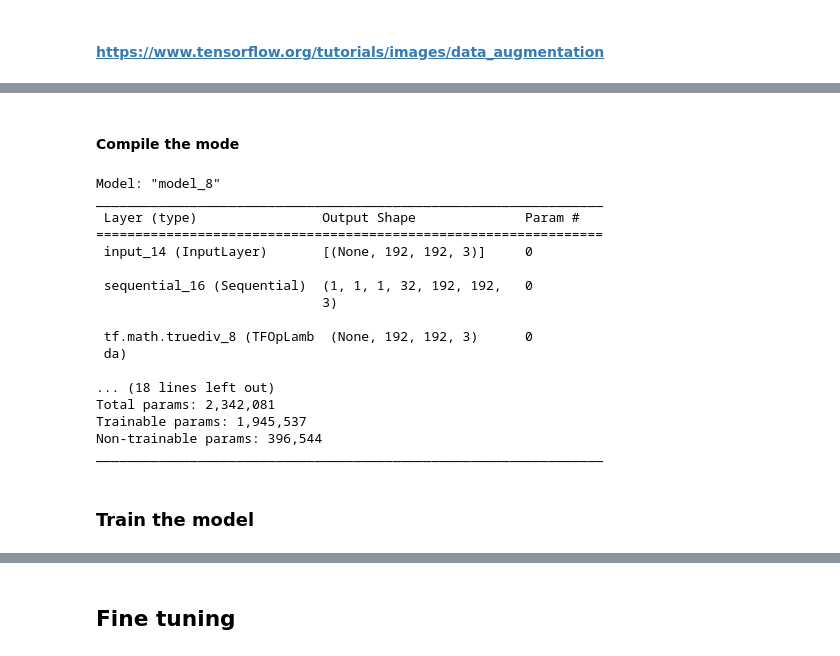
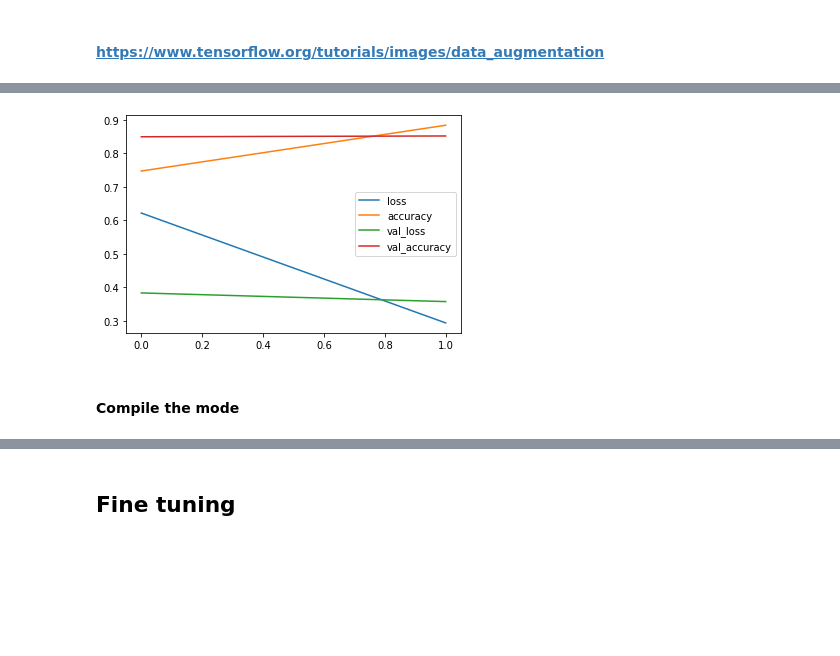
Before and after one commit to adrianbruegger/applieddatascience, a Jupyter notebook: AppliedDataScience_Project.ipynb, the cells around one changed output, grey strips where cells are left out. Drawn from its saved outputs; the diff is of its cells as text; code cells hidden in the pictures; blank space fills up the shorter version.

```diff
--- a/AppliedDataScience_Project.ipynb
+++ b/AppliedDataScience_Project.ipynb
@@ -675,16 +595,16 @@ print(np.min(first_image), np.max(first_image))
 ### Create the model
 # %%
 from tensorflow.keras.models import Sequential
+
 num_classes = len(class_names)
 
-model = tf.keras.Sequential([
-  layers.Rescaling(1./255, input_shape=(IMG_SIZE, IMG_SIZE, 3)),
+model = Sequential([
+  layers.Rescaling(1./255, input_shape=(img_height, img_width, 3)),
   layers.Conv2D(16, 3, padding='same', activation='relu'),
   layers.MaxPooling2D(),
   layers.Conv2D(32, 3, padding='same', activation='relu'),
   layers.MaxPooling2D(),
-  layers.Conv2D(64, 3, padding='same', activation='relu'),
-  layers.MaxPooling2D(),
+  layers.Dropout(0.2),
   layers.Flatten(),
   layers.Dense(128, activation='relu'),
   layers.Dense(num_classes)
@@ -735,0 +642,4 @@ base_model.trainable = False
+# %%
+model.compile(optimizer='adam',
+              loss=tf.keras.losses.SparseCategoricalCrossentropy(from_logits=True),
+              metrics=['accuracy'])
@@ -756,16 +667,0 @@ ________________________________________________________________________________
-# %%
-inputs = tf.keras.Input(shape=IMG_SHAPE)
-x = data_augmentation(inputs)
-x = preprocess_input(x)
-x = base_model(x, training=False) #We need to set `training=False` as our model contains a `BatchNormalization` layer. More explanation here https://www.tensorflow.org/guide/keras/transfer_learning
-x = tf.keras.layers.GlobalAveragePooling2D()(x) #this layer has the same purpose as tf.keras.layers.Flatten(). Need to connect something 2D to something 1D. Ask if you want to know more :)
-x = tf.keras.layers.Dense(64, activation="relu")(x)
-x = tf.keras.layers.Dropout(rate=0.2)(x)
-x = tf.keras.layers.Dense(32, activation="relu")(x)
-#x = tf.keras.layers.Dropout(rate=0.2)(x)
-#x = tf.keras.layers.Dense(16, activation="relu")(x)
-#x = tf.keras.layers.Dropout(rate=0.2)(x)
-outputs = tf.keras.layers.Dense(1, activation="softmax")(x)
-model = tf.keras.Model(inputs, outputs)
-
-#was hier als Output nehmen? Softmax i.O?
@@ -773,0 +668,7 @@ WARNING:tensorflow:Model was constructed with shape (1, 1, 1, 32, 192, 192, 3) f
+# %%
+epochs=2
+history = model.fit(
+  train_ds,
+  validation_data=val_ds,
+  epochs=epochs
+)
@@ -774,2 +680,10 @@ WARNING:tensorflow:Model was constructed with shape (1, 1, 1, 32, 192, 192, 3) f
+# %%
+import pandas as pd
+import matplotlib.pyplot as plt
+
+pd.DataFrame(history.history).plot()
+plt.show()
+# %% [output]
+[figure, added]
 # %% [markdown]
 #### Compile the mode
@@ -781,22 +689,0 @@ model.compile(optimizer=tf.keras.optimizers.Adam(learning_rate=base_learning_rat
-# %%
-model.summary()
-# %% [output]
-Model: "model_8"
-_________________________________________________________________
- Layer (type)                Output Shape              Param #
-=================================================================
- input_14 (InputLayer)       [(None, 192, 192, 3)]     0
-
- sequential_16 (Sequential)  (1, 1, 1, 32, 192, 192,   0
-                             3)
-
- tf.math.truediv_8 (TFOpLamb  (None, 192, 192, 3)      0
- da)
-
-... (18 lines left out)
-Total params: 2,342,081
-Trainable params: 1,945,537
-Non-trainable params: 396,544
-_________________________________________________________________
-# %% [markdown]
-### Train the model
```
Also changed, not shown: parts of 60 cells of this notebook.
